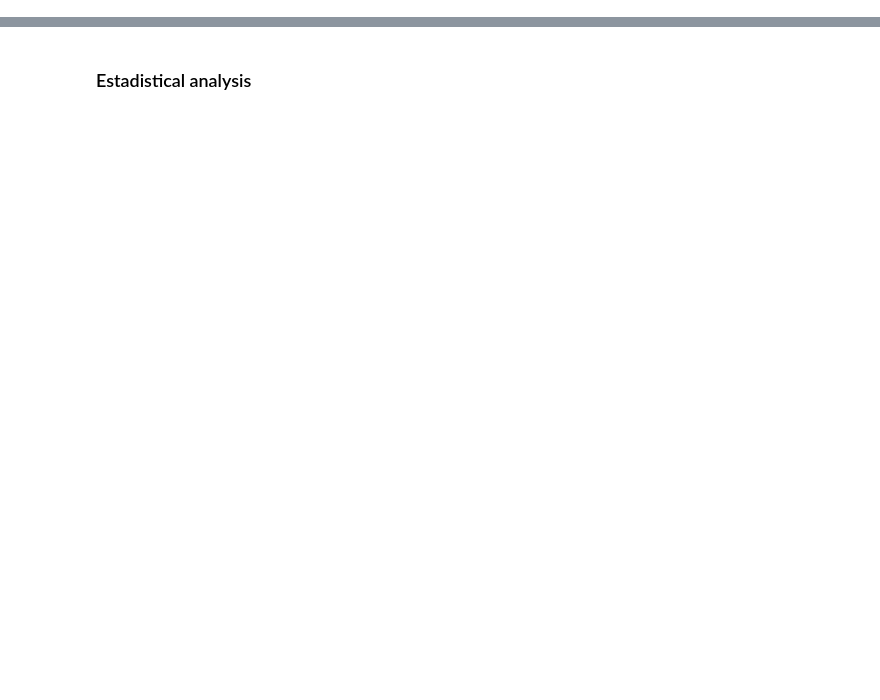
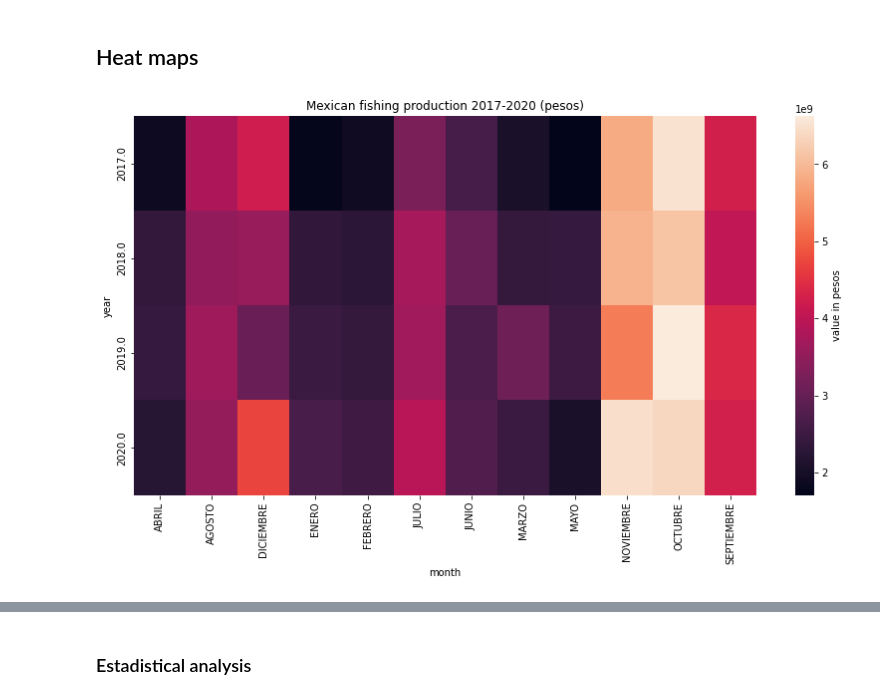
Before and after one commit to mr-nahash/ML-prediction-of-sinaloa-s-fishing-production, a Jupyter notebook: EDA.ipynb, the cells around one changed output, grey strips where cells are left out. Drawn from its saved outputs; the diff is of its cells as text; code cells hidden in the pictures; blank space fills up the shorter version.

```diff
--- a/EDA.ipynb
+++ b/EDA.ipynb
@@ -33 +40,15 @@ df
 251440 rows × 10 columns
+# %% [markdown]
+## Heat maps
+# %%
+# calculation of total sales of a month
+sales=df.groupby(["FECHA","MES DE CORTE"]).sum()
+sales_year_month_peso= sales.reset_index().pivot(index='FECHA',columns="MES DE CORTE", values='VALOR PESOS')
+sns.heatmap(sales_year_month_peso,cbar_kws={"label":'value in pesos'})
+plt.title("Mexican fishing production 2017-2020 (pesos)")
+plt.xlabel("month")
+plt.ylabel("year")
+plt.show()
+display(sales_year_month_peso)
+# %% [output]
+[figure, added]
```
Also changed, not shown: parts of 24 cells of this notebook, 4 other files.
